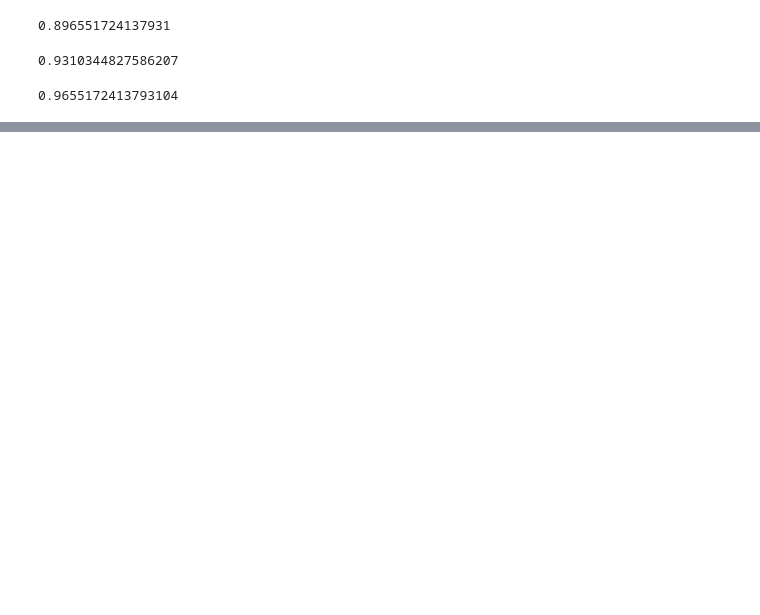
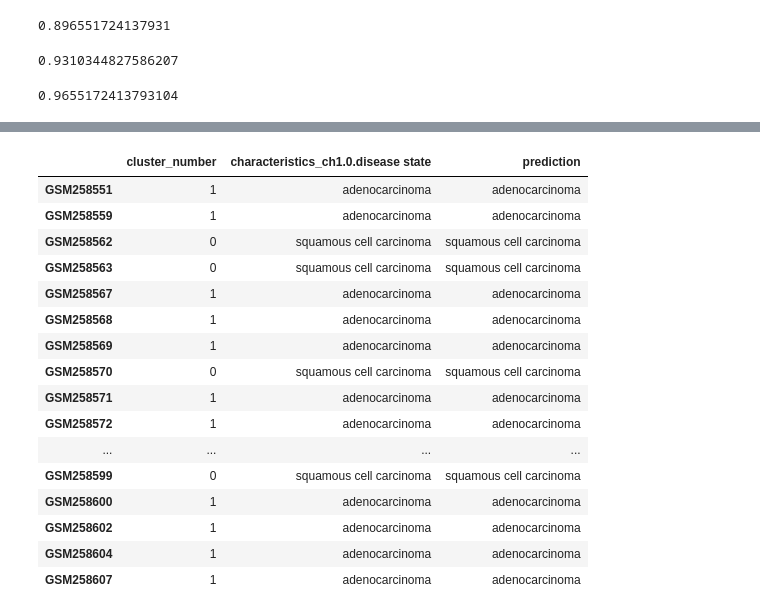
Before and after one commit to QuanEvans/Lung_cancer_subtyping, a Jupyter notebook: python/ql_project_result.ipynb, the cells around one changed output, grey strips where cells are left out. Saved outputs shown, nothing was run; the diff lists cells and outputs as text; code cells hidden in the pictures; blank space fills up the shorter version.

```diff
--- a/python/ql_project_result.ipynb
+++ b/python/ql_project_result.ipynb
@@ -46 +46,21 @@ gse.scatter_pca()
 [figure]
+# %%
+gse.accuracy_matrix
+# %% [output]
+|  | cluster_number | characteristics_ch1.0.disease state | prediction |
+| GSM258551 | 1 | adenocarcinoma | adenocarcinoma |
+| GSM258559 | 1 | adenocarcinoma | adenocarcinoma |
+| GSM258562 | 0 | squamous cell carcinoma | squamous cell carcinoma |
+| GSM258563 | 0 | squamous cell carcinoma | squamous cell carcinoma |
+| GSM258567 | 1 | adenocarcinoma | adenocarcinoma |
+| GSM258568 | 1 | adenocarcinoma | adenocarcinoma |
+| GSM258569 | 1 | adenocarcinoma | adenocarcinoma |
+| GSM258570 | 0 | squamous cell carcinoma | squamous cell carcinoma |
+| GSM258571 | 1 | adenocarcinoma | adenocarcinoma |
+| GSM258572 | 1 | adenocarcinoma | adenocarcinoma |
+| ... | ... | ... | ... |
+| GSM258599 | 0 | squamous cell carcinoma | squamous cell carcinoma |
+| GSM258600 | 1 | adenocarcinoma | adenocarcinoma |
+| GSM258602 | 1 | adenocarcinoma | adenocarcinoma |
+| GSM258604 | 1 | adenocarcinoma | adenocarcinoma |
+| GSM258607 | 1 | adenocarcinoma | adenocarcinoma |
```
Also changed, not shown: parts of 4 cells of this notebook, 5 other files.
